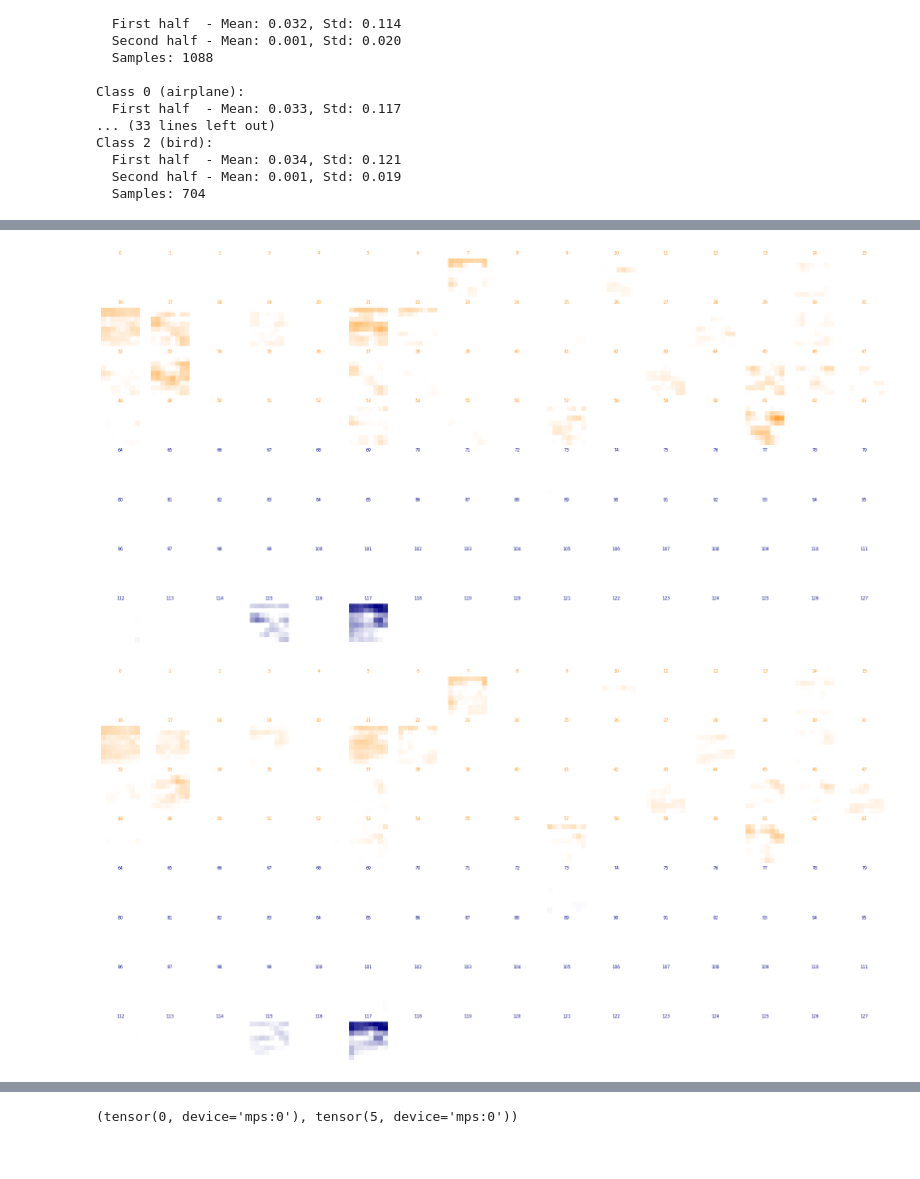
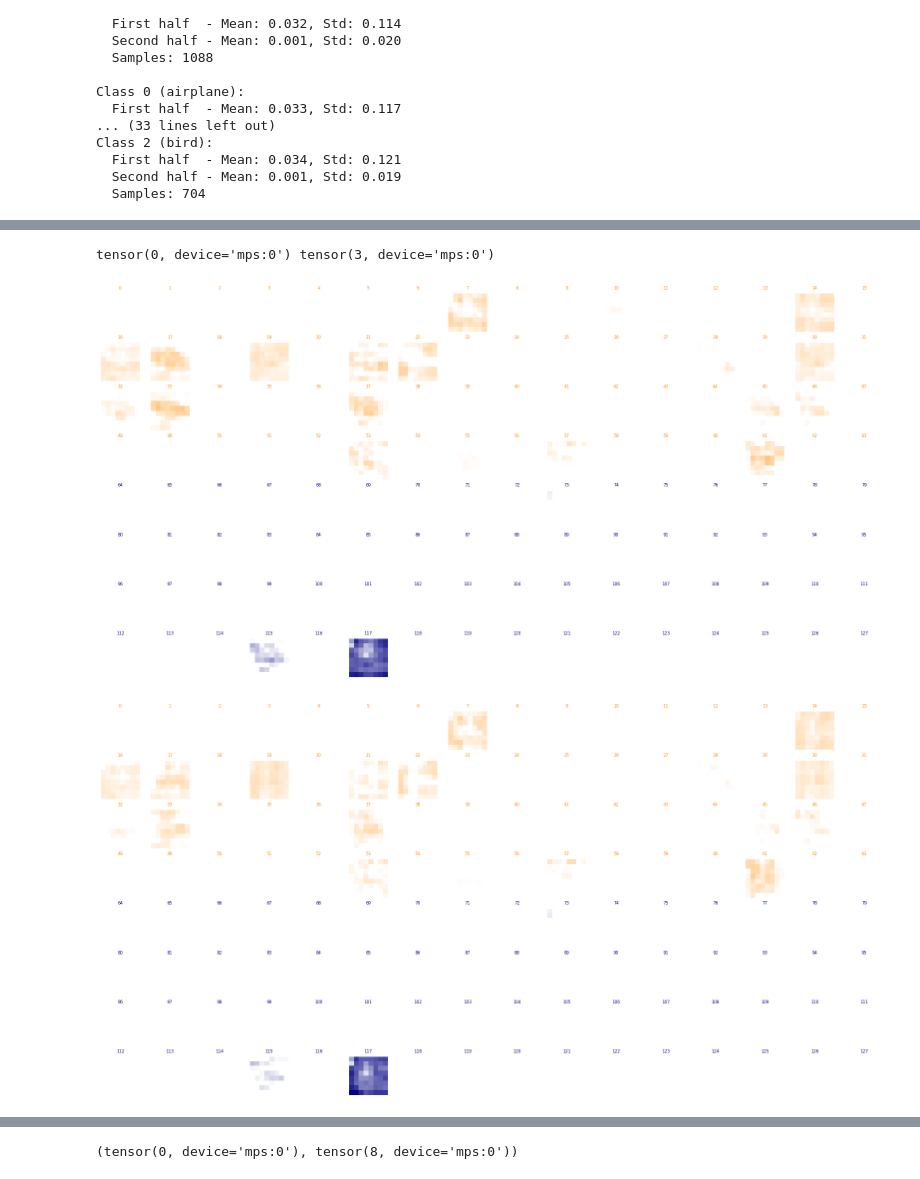
Before and after one commit to zroe1/gradient-routing, a Jupyter notebook: adversarial_examples/main.ipynb, the cells around one changed output, grey strips where cells are left out. Saved outputs shown, nothing was run; the diff lists cells and outputs as text; code cells hidden in the pictures.

```diff
--- a/adversarial_examples/main.ipynb
+++ b/adversarial_examples/main.ipynb
@@ -668,8 +668,8 @@ def plot_tensor_heatmap(tensor, figsize=(16, 8)):
     fig, axes = plt.subplots(rows, cols, figsize=figsize)
     axes = axes.flatten()
 
-    # Find global max for consistent color scale
-    vmax = data.max()
+    # Fixed range for consistent color scale across all subplots
+    vmin, vmax = 0, 10
 
     # Create custom colormaps (white at 0, colored at max)
     from matplotlib.colors import LinearSegmentedColormap
@@ -691,12 +691,16 @@ def plot_tensor_heatmap(tensor, figsize=(16, 8)):
             cmap = blue_cmap
             title_color = 'darkblue'
 
-        im = axes[i].imshow(data[i], cmap=cmap, vmin=0, vmax=vmax)
+        im = axes[i].imshow(data[i], cmap=cmap, vmin=vmin, vmax=vmax)
         axes[i].set_title(f'{i}', fontsize=6, color=title_color)
         axes[i].axis('off')
 
     plt.tight_layout(pad=0.5)
     plt.show()
+
+# Example usage:
+# tensor = torch.randn(1, 128, 8, 8)  # Your tensor
+# plot_tensor_heatmap(tensor)
 # %%
 def show_adv_examples(adv_images):
     # Show first 4 examples (or less if batch is smaller)
@@ -741,7 +745,7 @@ imgs = []
 # Use your normal data loader (with whatever preprocessing your model expects)
 for images, labels in testloader:
     # print(images.shape); break
-    images, labels = images.to(device)[:5], labels.to(device)[:5]
+    images, labels = images.to(device)[35:40], labels.to(device)[35:40]
     show_adv_examples(images)
 
     # Generate adversarial examples
@@ -797,9 +802,12 @@ plot_tensor_heatmap(torch.abs(latent_tensor_clean - latent_tensor_adv))
 # %%
-outs_adv, latent_tensor_adv = model(adv_images[2:3], return_routed_act=True)
-outs_clean, latent_tensor_clean = model(imgs[2:3], return_routed_act=True)
+i = 3
+outs_adv, latent_tensor_adv = model(adv_images[i:i+1], return_routed_act=True)
+outs_clean, latent_tensor_clean = model(imgs[i:i+1], return_routed_act=True)
+print(torch.argmax(outs_adv), torch.argmax(outs_clean))
 plot_tensor_heatmap(latent_tensor_adv)
 plot_tensor_heatmap(latent_tensor_clean)
 plot_tensor_heatmap(torch.abs(latent_tensor_clean - latent_tensor_adv))
 # %% [output]
+tensor(0, device='mps:0') tensor(3, device='mps:0')
-[figure, old version]
+[figure, new version]
-[figure, old version]
+[figure, new version]
@@ -807,4 +815,4 @@ plot_tensor_heatmap(torch.abs(latent_tensor_clean - latent_tensor_adv))
 # %%
 torch.argmax(outs_adv), torch.argmax(outs_clean)
 # %% [output]
-(tensor(0, device='mps:0'), tensor(5, device='mps:0'))
+(tensor(0, device='mps:0'), tensor(8, device='mps:0'))
```
Also changed, not shown: parts of 11 cells of this notebook.
